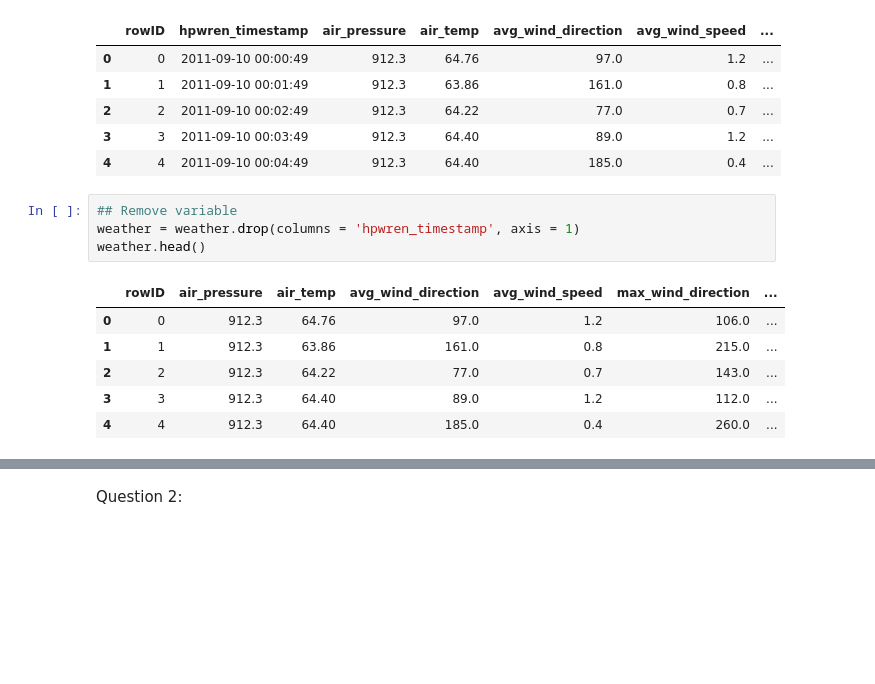
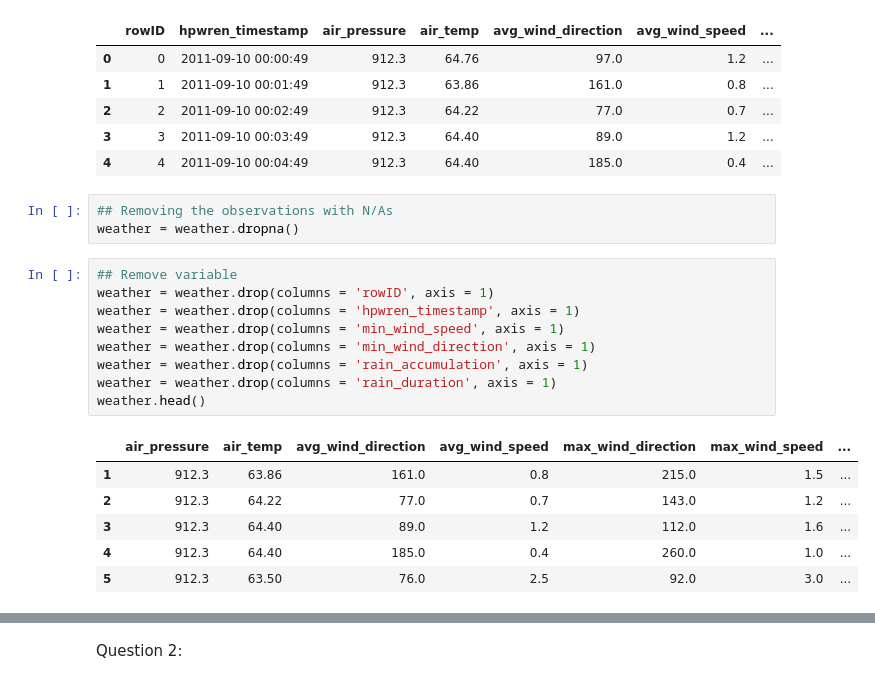
Before and after one commit to Babinmck/DATA445, a Jupyter notebook: Exams/Exam_2.ipynb, the cells around one changed output, grey strips where cells are left out. Drawn from its saved outputs; the diff is of its cells as text; blank space fills up the shorter version.

```diff
--- a/Exams/Exam_2.ipynb
+++ b/Exams/Exam_2.ipynb
@@ -31,17 +31,25 @@ weather.head()
 | 2 | 2 | 2011-09-10 00:02:49 | 912.3 | 64.22 | 77.0 | 0.7 | ... |
 | 3 | 3 | 2011-09-10 00:03:49 | 912.3 | 64.40 | 89.0 | 1.2 | ... |
 | 4 | 4 | 2011-09-10 00:04:49 | 912.3 | 64.40 | 185.0 | 0.4 | ... |
-# %%
-## Remove variable
-weather = weather.drop(columns = 'hpwren_timestamp', axis = 1)
-weather.head()
-# %% [output]
-|  | rowID | air_pressure | air_temp | avg_wind_direction | avg_wind_speed | max_wind_direction | ... |
-| 0 | 0 | 912.3 | 64.76 | 97.0 | 1.2 | 106.0 | ... |
-| 1 | 1 | 912.3 | 63.86 | 161.0 | 0.8 | 215.0 | ... |
-| 2 | 2 | 912.3 | 64.22 | 77.0 | 0.7 | 143.0 | ... |
-| 3 | 3 | 912.3 | 64.40 | 89.0 | 1.2 | 112.0 | ... |
-| 4 | 4 | 912.3 | 64.40 | 185.0 | 0.4 | 260.0 | ... |
+# %%
+## Removing the observations with N/As
+weather = weather.dropna()
+# %%
+## Remove variable
+weather = weather.drop(columns = 'rowID', axis = 1)
+weather = weather.drop(columns = 'hpwren_timestamp', axis = 1)
+weather = weather.drop(columns = 'min_wind_speed', axis = 1)
+weather = weather.drop(columns = 'min_wind_direction', axis = 1)
+weather = weather.drop(columns = 'rain_accumulation', axis = 1)
+weather = weather.drop(columns = 'rain_duration', axis = 1)
+weather.head()
+# %% [output]
+|  | air_pressure | air_temp | avg_wind_direction | avg_wind_speed | max_wind_direction | max_wind_speed | ... |
+| 1 | 912.3 | 63.86 | 161.0 | 0.8 | 215.0 | 1.5 | ... |
+| 2 | 912.3 | 64.22 | 77.0 | 0.7 | 143.0 | 1.2 | ... |
+| 3 | 912.3 | 64.40 | 89.0 | 1.2 | 112.0 | 1.6 | ... |
+| 4 | 912.3 | 64.40 | 185.0 | 0.4 | 260.0 | 1.0 | ... |
+| 5 | 912.3 | 63.50 | 76.0 | 2.5 | 92.0 | 3.0 | ... |
 # %%
 ## Scaling
 scaler = MinMaxScaler()
```
Also changed, not shown: parts of 3 cells of this notebook.
